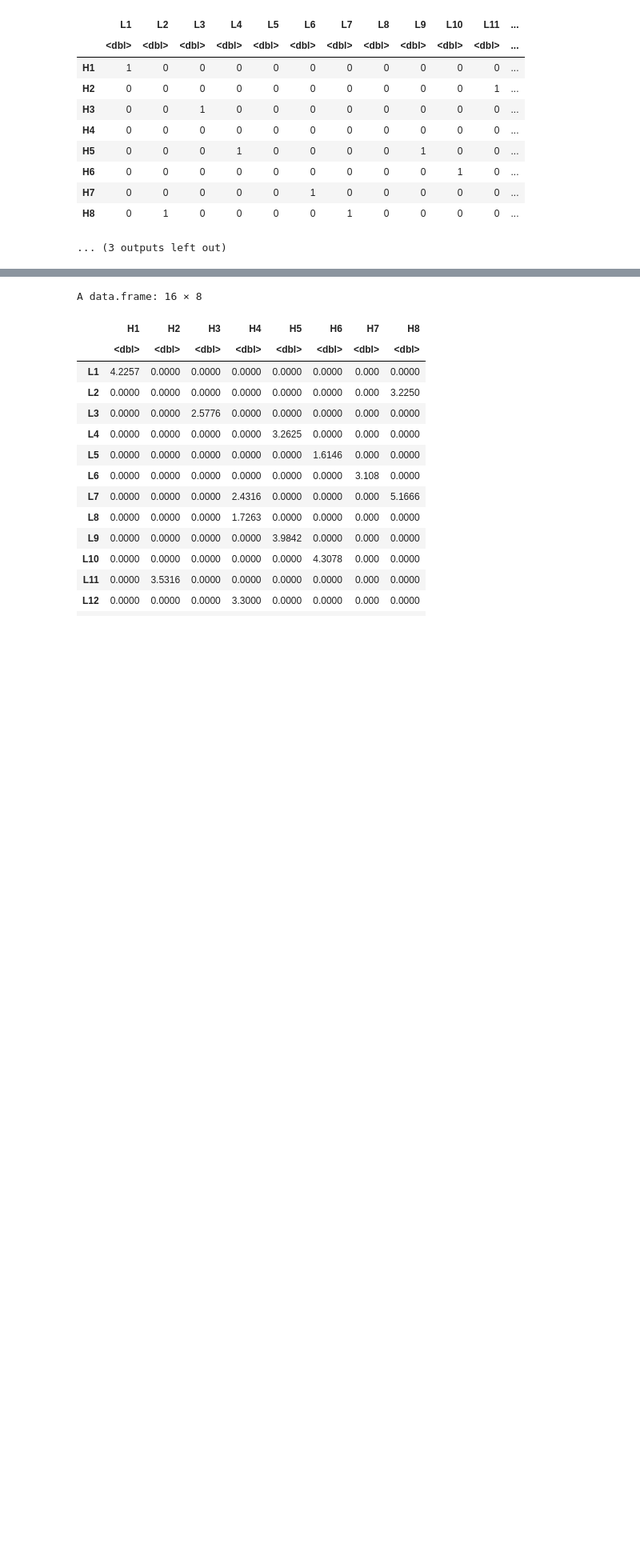
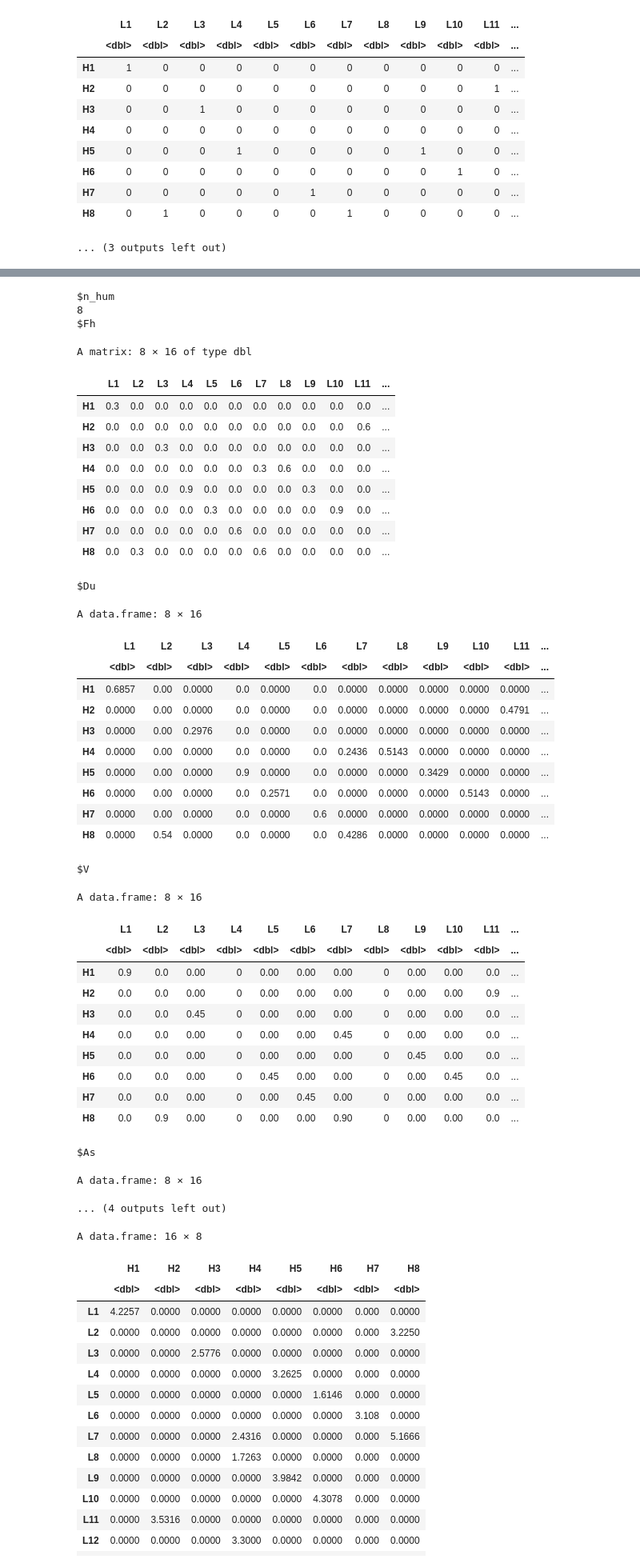
Before and after one commit to ludwigHoon/BPTNW, a Jupyter notebook: Bipartite Network Modelling for Measles Hotspot Detection.ipynb, the cells around one changed output, grey strips where cells are left out. Shown at 80% size. Saved outputs shown, nothing was run; the diff lists cells and outputs as text; code cells hidden in the pictures; blank space fills up the shorter version.

```diff
--- a/Bipartite Network Modelling for Measles Hotspot Detection.ipynb
+++ b/Bipartite Network Modelling for Measles Hotspot Detection.ipynb
@@ -604,3 +604,17 @@ A data.frame: 8 × 16
 | H7 | 0 | 0 | 0 | 0 | 0 | 1 | 0 | 0 | 0 | 0 | 0 | ... |
 | H8 | 0 | 1 | 0 | 0 | 0 | 0 | 1 | 0 | 0 | 0 | 0 | ... |
 ... (3 outputs left out)
+# %%
+normalise<-function(parameters){
+    for (c in names(parameters)){
+        if (c!= 'n_loc' && c!='n_hum'){
+            parameters[[`c`]] <- round(((parameters[[`c`]]/max(parameters[[`c`]]))*0.9),digits = 4)
+        }
+    }
+    return(parameters)
+}
+normLocParameters <- normalise(locParameters)
+normLocParameters
+normHumParameters <- normalise(humParameters)
+normHumParameters
+# %% [output]
@@ -607,3 +635,43 @@ A data.frame: 8 × 16
+$n_hum
+8
+$Fh
+A matrix: 8 × 16 of type dbl
+|  | L1 | L2 | L3 | L4 | L5 | L6 | L7 | L8 | L9 | L10 | L11 | ... |
+| H1 | 0.3 | 0.0 | 0.0 | 0.0 | 0.0 | 0.0 | 0.0 | 0.0 | 0.0 | 0.0 | 0.0 | ... |
+| H2 | 0.0 | 0.0 | 0.0 | 0.0 | 0.0 | 0.0 | 0.0 | 0.0 | 0.0 | 0.0 | 0.6 | ... |
+| H3 | 0.0 | 0.0 | 0.3 | 0.0 | 0.0 | 0.0 | 0.0 | 0.0 | 0.0 | 0.0 | 0.0 | ... |
+| H4 | 0.0 | 0.0 | 0.0 | 0.0 | 0.0 | 0.0 | 0.3 | 0.6 | 0.0 | 0.0 | 0.0 | ... |
+| H5 | 0.0 | 0.0 | 0.0 | 0.9 | 0.0 | 0.0 | 0.0 | 0.0 | 0.3 | 0.0 | 0.0 | ... |
+| H6 | 0.0 | 0.0 | 0.0 | 0.0 | 0.3 | 0.0 | 0.0 | 0.0 | 0.0 | 0.9 | 0.0 | ... |
+| H7 | 0.0 | 0.0 | 0.0 | 0.0 | 0.0 | 0.6 | 0.0 | 0.0 | 0.0 | 0.0 | 0.0 | ... |
+| H8 | 0.0 | 0.3 | 0.0 | 0.0 | 0.0 | 0.0 | 0.6 | 0.0 | 0.0 | 0.0 | 0.0 | ... |
+$Du
+A data.frame: 8 × 16
+|  | L1 | L2 | L3 | L4 | L5 | L6 | L7 | L8 | L9 | L10 | L11 | ... |
+|  | <dbl> | <dbl> | <dbl> | <dbl> | <dbl> | <dbl> | <dbl> | <dbl> | <dbl> | <dbl> | <dbl> | ... |
+| H1 | 0.6857 | 0.00 | 0.0000 | 0.0 | 0.0000 | 0.0 | 0.0000 | 0.0000 | 0.0000 | 0.0000 | 0.0000 | ... |
+| H2 | 0.0000 | 0.00 | 0.0000 | 0.0 | 0.0000 | 0.0 | 0.0000 | 0.0000 | 0.0000 | 0.0000 | 0.4791 | ... |
+| H3 | 0.0000 | 0.00 | 0.2976 | 0.0 | 0.0000 | 0.0 | 0.0000 | 0.0000 | 0.0000 | 0.0000 | 0.0000 | ... |
+| H4 | 0.0000 | 0.00 | 0.0000 | 0.0 | 0.0000 | 0.0 | 0.2436 | 0.5143 | 0.0000 | 0.0000 | 0.0000 | ... |
+| H5 | 0.0000 | 0.00 | 0.0000 | 0.9 | 0.0000 | 0.0 | 0.0000 | 0.0000 | 0.3429 | 0.0000 | 0.0000 | ... |
+| H6 | 0.0000 | 0.00 | 0.0000 | 0.0 | 0.2571 | 0.0 | 0.0000 | 0.0000 | 0.0000 | 0.5143 | 0.0000 | ... |
+| H7 | 0.0000 | 0.00 | 0.0000 | 0.0 | 0.0000 | 0.6 | 0.0000 | 0.0000 | 0.0000 | 0.0000 | 0.0000 | ... |
+| H8 | 0.0000 | 0.54 | 0.0000 | 0.0 | 0.0000 | 0.0 | 0.4286 | 0.0000 | 0.0000 | 0.0000 | 0.0000 | ... |
+$V
+A data.frame: 8 × 16
+|  | L1 | L2 | L3 | L4 | L5 | L6 | L7 | L8 | L9 | L10 | L11 | ... |
+|  | <dbl> | <dbl> | <dbl> | <dbl> | <dbl> | <dbl> | <dbl> | <dbl> | <dbl> | <dbl> | <dbl> | ... |
+| H1 | 0.9 | 0.0 | 0.00 | 0 | 0.00 | 0.00 | 0.00 | 0 | 0.00 | 0.00 | 0.0 | ... |
+| H2 | 0.0 | 0.0 | 0.00 | 0 | 0.00 | 0.00 | 0.00 | 0 | 0.00 | 0.00 | 0.9 | ... |
+| H3 | 0.0 | 0.0 | 0.45 | 0 | 0.00 | 0.00 | 0.00 | 0 | 0.00 | 0.00 | 0.0 | ... |
+| H4 | 0.0 | 0.0 | 0.00 | 0 | 0.00 | 0.00 | 0.45 | 0 | 0.00 | 0.00 | 0.0 | ... |
+| H5 | 0.0 | 0.0 | 0.00 | 0 | 0.00 | 0.00 | 0.00 | 0 | 0.45 | 0.00 | 0.0 | ... |
+| H6 | 0.0 | 0.0 | 0.00 | 0 | 0.45 | 0.00 | 0.00 | 0 | 0.00 | 0.45 | 0.0 | ... |
+| H7 | 0.0 | 0.0 | 0.00 | 0 | 0.00 | 0.45 | 0.00 | 0 | 0.00 | 0.00 | 0.0 | ... |
+| H8 | 0.0 | 0.9 | 0.00 | 0 | 0.00 | 0.00 | 0.90 | 0 | 0.00 | 0.00 | 0.0 | ... |
+$As
+A data.frame: 8 × 16
+... (4 outputs left out)
 # %%
 generateLinkWeight <- function(locationParameters, humanParameters, linkMatrix){
     n_location = locationParameters$n_loc
```
Also changed, not shown: parts of 3 cells of this notebook, 1 other file.
